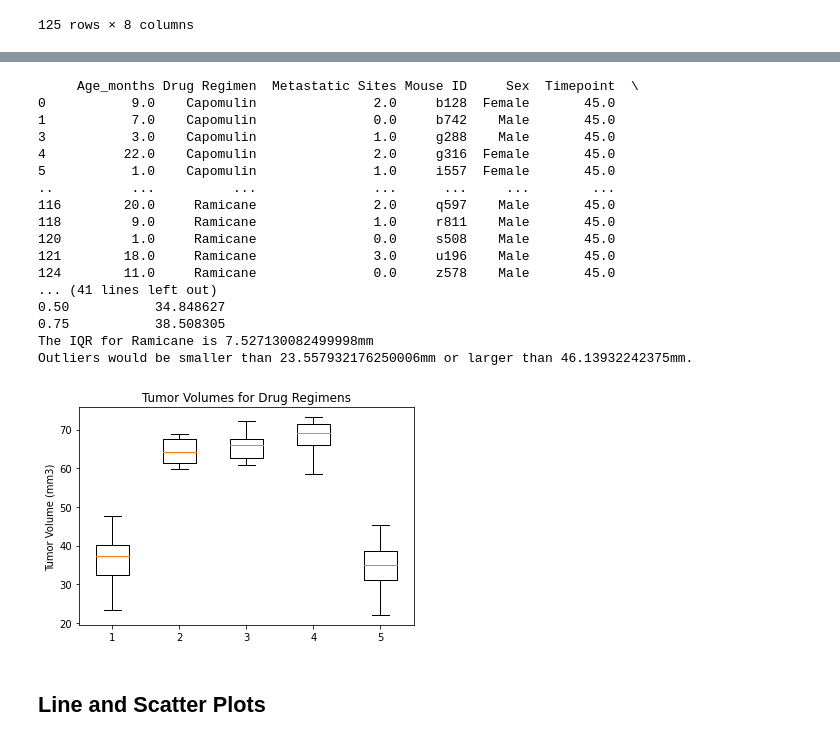
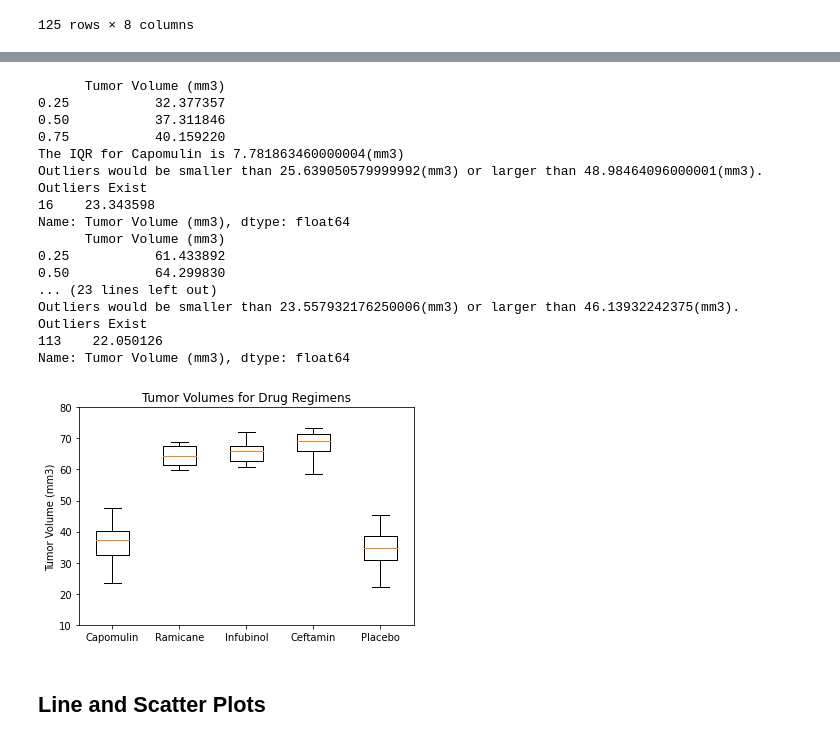
Before and after one commit to mkpennemays/PlottingPharmaData, a Jupyter notebook: Pymaceuticals/pymaceuticals_starter.ipynb, the cells around one changed output, grey strips where cells are left out. Drawn from its saved outputs; the diff is of its cells as text; code cells hidden in the pictures.

```diff
--- a/Pymaceuticals/pymaceuticals_starter.ipynb
+++ b/Pymaceuticals/pymaceuticals_starter.ipynb
@@ -237,59 +244,59 @@ Outliers would be smaller than 22.91384721mm or larger than 50.209457369999996mm
 # %%
-# Put treatments into a list for for loop (and later for plot labels)
-treatments = ['Capomulin', 'Ramicane', 'Infubinol','Ceftamin','Placebo']
+# Create empty list to fill with tumor vol data (for plotting)
+volume_arrays = []
 
-# Create empty list to fill with tumor vol data (for plotting)
 complete_response_data_without_droppouts_df = complete_response_data_df.loc[complete_response_data_df["Timepoint"] == 45]
-print(complete_response_data_without_droppouts_df)
 # Calculate the IQR and quantitatively determine if there are any potential outliers.
-# Put treatments into a list for for loop (and later for plot labels)
-treatments = ['Capomulin', 'Ramicane', 'Infubinol','Ceftamin','Placebo']
-
 # Create empty list to fill with tumor vol data (for plotting)
 # Calculate the IQR and quantitatively determine if there are any potential outliers.
 # Locate the rows which contain mice on each drug and get the tumor volumes
-volume_arrays = []
+
 drug_response_groups = complete_response_data_without_droppouts_df.groupby("Drug Regimen")
-x_axis = np.arange(0, len(drug_response_groups), 1) + 1
-fig1, (ax1) = plt.subplots()
-ax1.set_title('Tumor Volumes for Drug Regimens')
-ax1.set_ylabel('Tumor Volume (mm3)')
 
 for name,group in drug_response_groups:
     volumes = group["Tumor Volume (mm3)"]
     volume_arrays.append(volumes)
     temp_df = pd.DataFrame(group,columns=['Tumor Volume (mm3)'])
     quants = temp_df.quantile([.25,.5,.75],axis = 0)
     print(quants)
     IQR = quants.iloc[2,0] - quants.iloc[0,0]
-    print(f"The IQR for {name} is {IQR}mm")
+    print(f"The IQR for {name} is {IQR}(mm3)")
     low_outlier = quants.iloc[1,0]- (IQR * 1.5)
     high_outlier = quants.iloc[1,0] + (IQR * 1.5)
-    print(f"Outliers would be smaller than {low_outlier}mm or larger than {high_outlier}mm.")
+    print(f"Outliers would be smaller than {low_outlier}(mm3) or larger than {high_outlier}(mm3).")
+    outliers_df = group.loc[(group['Tumor Volume (mm3)'] > high_outlier) | (group['Tumor Volume (mm3)'] < low_outlier)]
+    if (len(outliers_df) > 0):
+        print("Outliers Exist")
+        print(outliers_df['Tumor Volume (mm3)'])
 
-    # Determine outliers using upper and lower bounds
 
-ax1.boxplot(volume_arrays)
+x_axis = np.arange(0, len(drug_response_groups), 1) + 1
+fig1, (ax1) = plt.subplots()
+ax1.set_title('Tumor Volumes for Drug Regimens')
+ax1.set_ylabel('Tumor Volume (mm3)')
+ax1.set_ylim(10,80)
+ax1.boxplot(volume_arrays, sym='+',flierprops = dict(markeredgecolor="red"))
+plt.xticks([1, 2, 3, 4,5], treatments)
 plt.show()
 # %% [output]
-     Age_months Drug Regimen  Metastatic Sites Mouse ID     Sex  Timepoint  \
-0           9.0    Capomulin               2.0     b128  Female       45.0
-1           7.0    Capomulin               0.0     b742    Male       45.0
-3           3.0    Capomulin               1.0     g288    Male       45.0
-4          22.0    Capomulin               2.0     g316  Female       45.0
-5           1.0    Capomulin               1.0     i557  Female       45.0
-..          ...          ...               ...      ...     ...        ...
-116        20.0     Ramicane               2.0     q597    Male       45.0
-118         9.0     Ramicane               1.0     r811    Male       45.0
-120         1.0     Ramicane               0.0     s508    Male       45.0
-121        18.0     Ramicane               3.0     u196    Male       45.0
-124        11.0     Ramicane               0.0     z578    Male       45.0
-... (41 lines left out)
-0.50           34.848627
-0.75           38.508305
-The IQR for Ramicane is 7.527130082499998mm
-Outliers would be smaller than 23.557932176250006mm or larger than 46.13932242375mm.
+      Tumor Volume (mm3)
+0.25           32.377357
+0.50           37.311846
+0.75           40.159220
+The IQR for Capomulin is 7.781863460000004(mm3)
+Outliers would be smaller than 25.639050579999992(mm3) or larger than 48.98464096000001(mm3).
+Outliers Exist
+16    23.343598
+Name: Tumor Volume (mm3), dtype: float64
+      Tumor Volume (mm3)
+0.25           61.433892
+0.50           64.299830
+... (23 lines left out)
+Outliers would be smaller than 23.557932176250006(mm3) or larger than 46.13932242375(mm3).
+Outliers Exist
+113    22.050126
+Name: Tumor Volume (mm3), dtype: float64
-[figure, old version]
+[figure, new version]
 # %%
 # Generate a SINGLE box plot of the final tumor volume of each mouse across four regimens of interest
 # %% [markdown]
```
Also changed, not shown: parts of 3 cells of this notebook.
